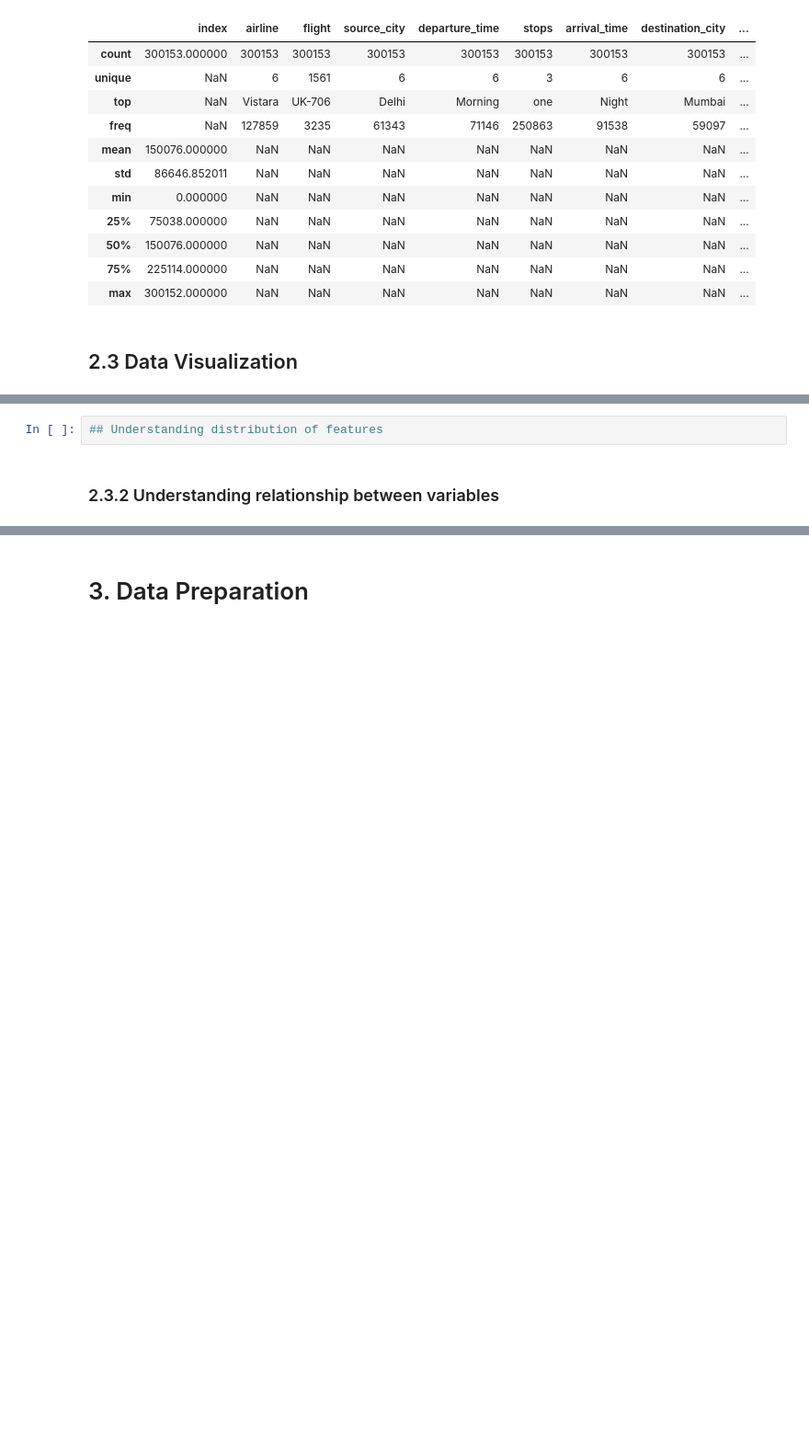
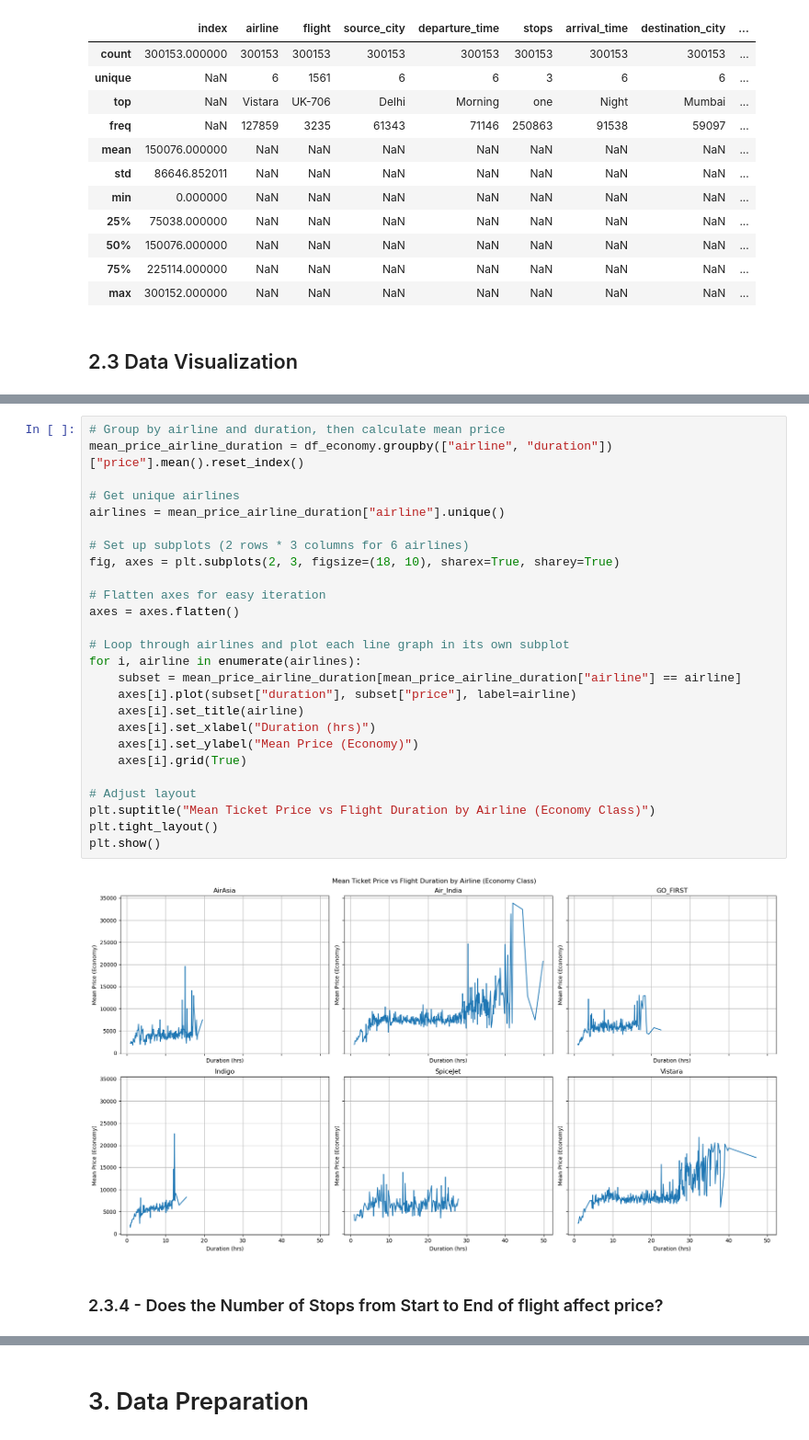
Before and after one commit to Justin-TP/mldp-project, a Jupyter notebook: MLDP Program Codes Submission Template.ipynb, the cells around one changed output, grey strips where cells are left out. Shown at 92% size. Cells and saved outputs as stored; diff of their text form; blank space fills up the shorter version.

```diff
--- a/MLDP Program Codes Submission Template.ipynb
+++ b/MLDP Program Codes Submission Template.ipynb
@@ -137,4 +178,30 @@ df.describe(include="all")
 # %%
-## Understanding distribution of features
+# Group by airline and duration, then calculate mean price
+mean_price_airline_duration = df_economy.groupby(["airline", "duration"])["price"].mean().reset_index()
+
+# Get unique airlines
+airlines = mean_price_airline_duration["airline"].unique()
+
+# Set up subplots (2 rows * 3 columns for 6 airlines)
+fig, axes = plt.subplots(2, 3, figsize=(18, 10), sharex=True, sharey=True)
+
+# Flatten axes for easy iteration
+axes = axes.flatten()
+
+# Loop through airlines and plot each line graph in its own subplot
+for i, airline in enumerate(airlines):
+    subset = mean_price_airline_duration[mean_price_airline_duration["airline"] == airline]
+    axes[i].plot(subset["duration"], subset["price"], label=airline)
+    axes[i].set_title(airline)
+    axes[i].set_xlabel("Duration (hrs)")
+    axes[i].set_ylabel("Mean Price (Economy)")
+    axes[i].grid(True)
+
+# Adjust layout
+plt.suptitle("Mean Ticket Price vs Flight Duration by Airline (Economy Class)")
+plt.tight_layout()
+plt.show()
+# %% [output]
+[figure, added]
 # %% [markdown]
-### 2.3.2 Understanding relationship between variables
+### 2.3.4 - Does the Number of Stops from Start to End of flight affect price?
```
Also changed, not shown: parts of 17 cells of this notebook.
